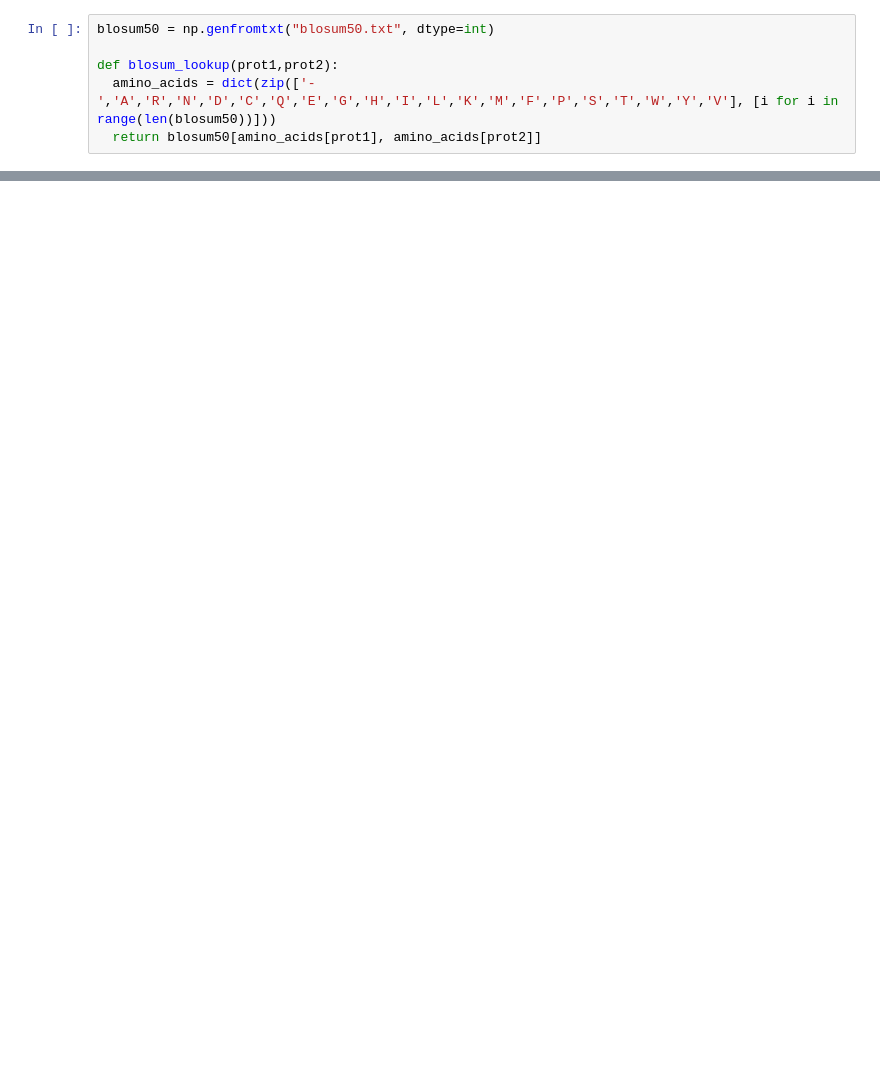
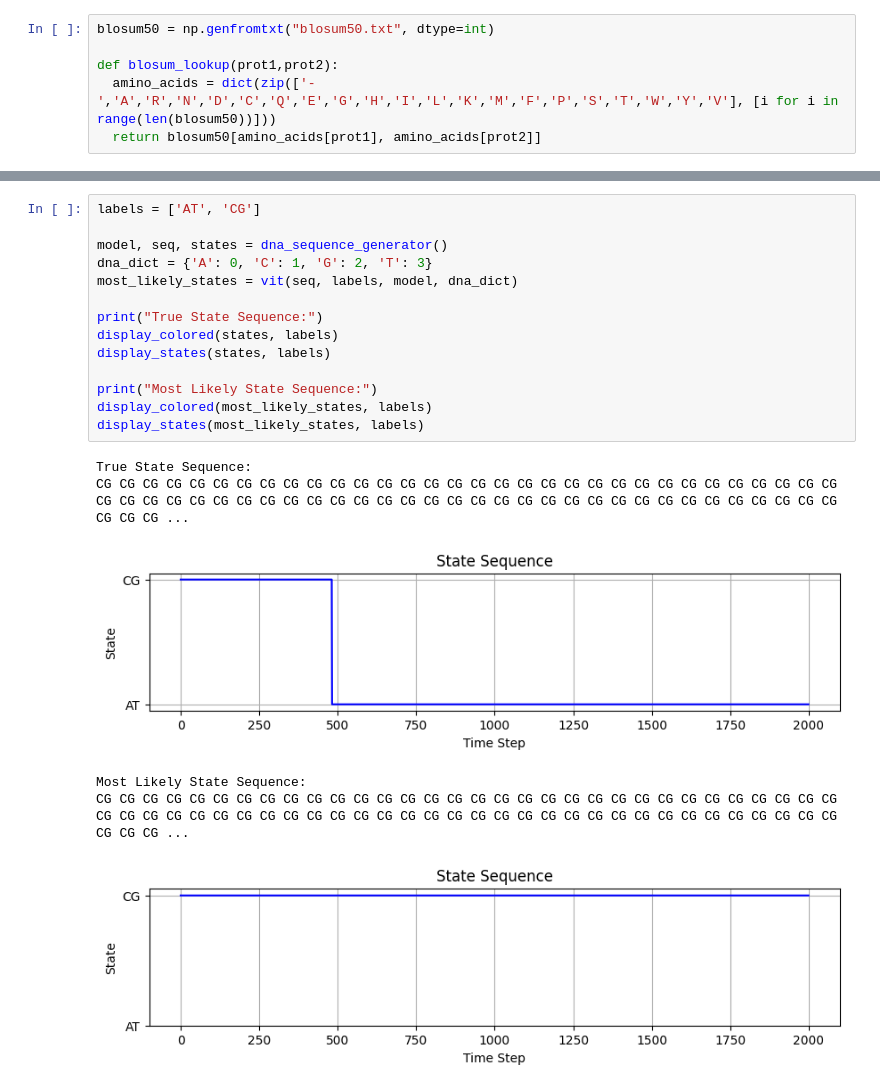
Before and after one commit to willmayhew/COMP3212ComputationalBiologyLabs, a Jupyter notebook: Lab2/Lab2.ipynb, the cells around one changed output, grey strips where cells are left out. Drawn from its saved outputs; the diff is of its cells as text; blank space fills up the shorter version.

```diff
--- a/Lab2/Lab2.ipynb
+++ b/Lab2/Lab2.ipynb
@@ -120,0 +410,21 @@ PSPTMEAVTSVEA-STASHPHSTSSYFATTYYHLY
+# %%
+labels = ['AT', 'CG']
+
+model, seq, states = dna_sequence_generator()
+dna_dict = {'A': 0, 'C': 1, 'G': 2, 'T': 3}
+most_likely_states = vit(seq, labels, model, dna_dict)
+
+print("True State Sequence:")
+display_colored(states, labels)
+display_states(states, labels)
+
+print("Most Likely State Sequence:")
+display_colored(most_likely_states, labels)
+display_states(most_likely_states, labels)
+# %% [output]
+True State Sequence:
+CG CG CG CG CG CG CG CG CG CG CG CG CG CG CG CG CG CG CG CG CG CG CG CG CG CG CG CG CG CG CG CG CG CG CG CG CG CG CG CG CG CG CG CG CG CG CG CG CG CG CG CG CG CG CG CG CG CG CG CG CG CG CG CG CG CG CG ...
+[figure, added]
+Most Likely State Sequence:
+CG CG CG CG CG CG CG CG CG CG CG CG CG CG CG CG CG CG CG CG CG CG CG CG CG CG CG CG CG CG CG CG CG CG CG CG CG CG CG CG CG CG CG CG CG CG CG CG CG CG CG CG CG CG CG CG CG CG CG CG CG CG CG CG CG CG CG ...
+[figure, added]
```
Also changed, not shown: parts of 28 cells of this notebook, 1 other file.
